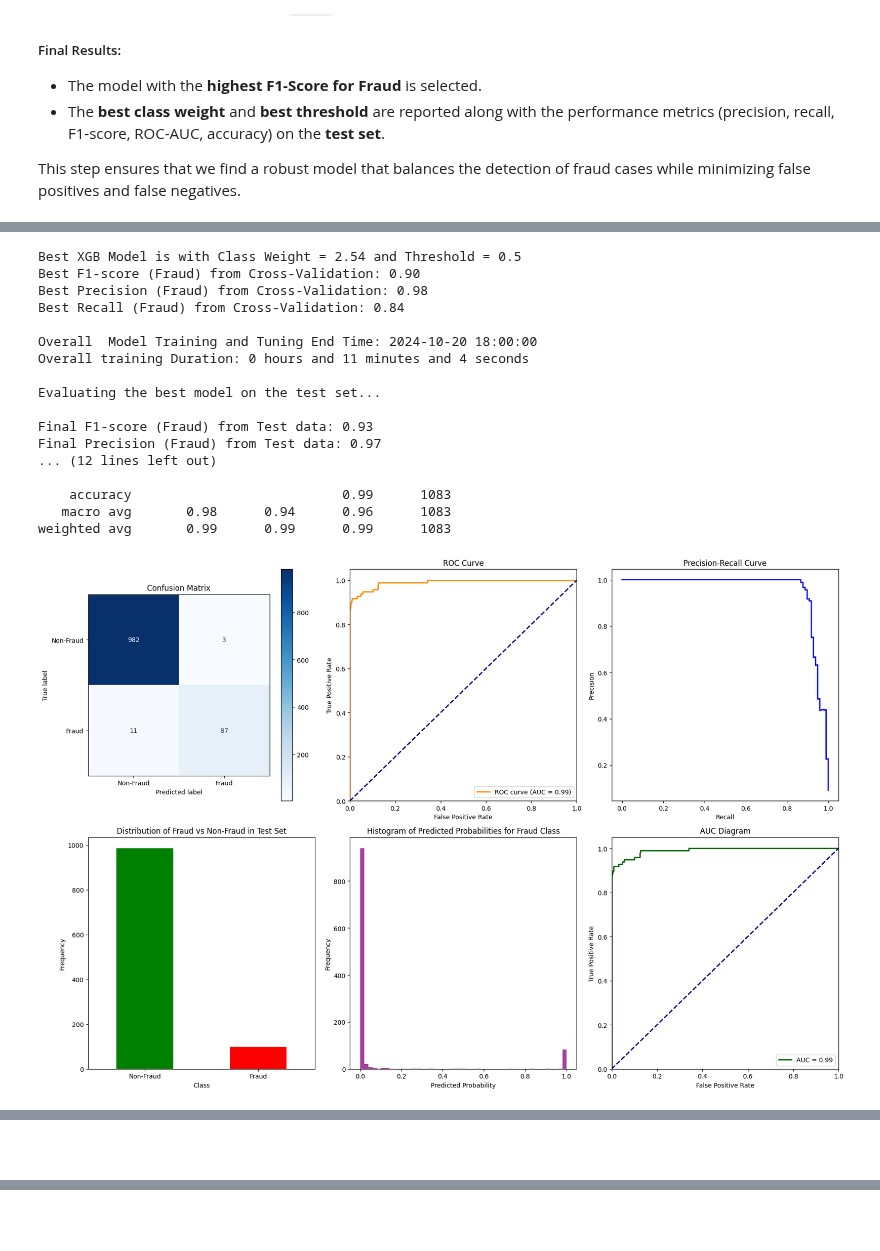
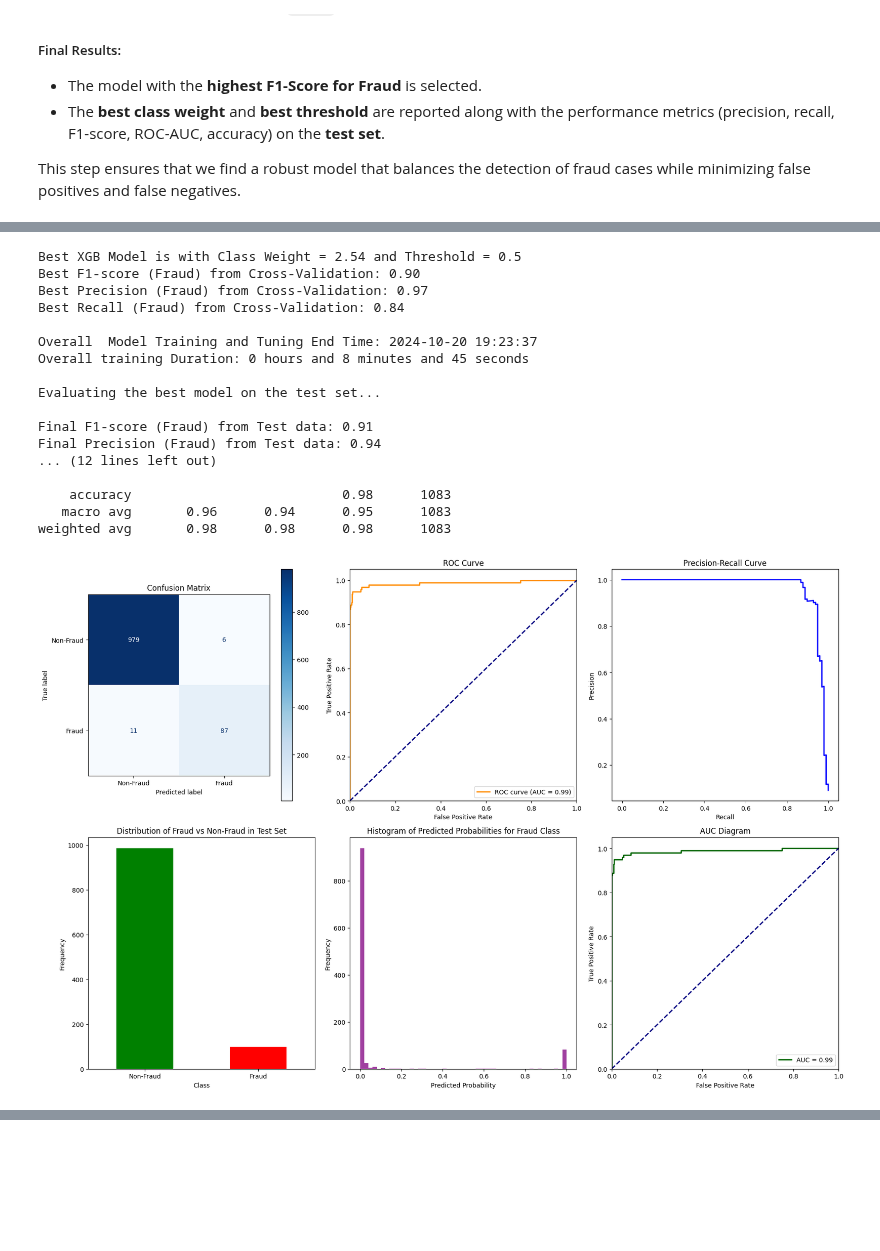
Before and after one commit to chunren/credit-card-fraud-detection-by-ml-xgboost, a Jupyter notebook: credit-card-fraud-detection-by-ml-xgbclassifiers.ipynb, the cells around one changed output, grey strips where cells are left out. Drawn from its saved outputs; the diff is of its cells as text; code cells hidden in the pictures; blank space fills up the shorter version.

```diff
--- a/credit-card-fraud-detection-by-ml-xgbclassifiers.ipynb
+++ b/credit-card-fraud-detection-by-ml-xgbclassifiers.ipynb
@@ -537,24 +537,24 @@ os.makedirs('models', exist_ok=True)
 os.makedirs('plots', exist_ok=True)
 
 # Step 1.2: Parameter Setting
-non_fraud_to_fraud_sample_ratio = 10 # Downsampling the dataset to a 50:1 ratio (non-fraud : fraud)
+non_fraud_to_fraud_sample_ratio = 10 # Downsampling the dataset to a 10:1 ratio (non-fraud : fraud)
 test_size = 0.2 # Set the test size to split the sample data for training and test
-k_folds = 5  # Set the number of folds for cross-validation
+k_folds = 4  # Set the number of folds for cross-validation
 split_ratio = 0.8  # 80% training, 20% testing for each fold for cross-validation
-
 
 # Lists of class weights and thresholds to iterate over
 thresholds_range = np.round(np.arange(0.45, 0.551, 0.01), 2) # 11 loops
 thresholds_range = np.round(np.arange(0.50, 0.501, 0.01), 2) # 1 loops
 thresholds_list = list(thresholds_range)
 
-class_weights_range1 = np.round(np.arange(1.1, 10.11, 0.01), 2) # 110 loops
+class_weights_range = np.round(np.arange(1.1, 10.11, 0.01), 2) # 110 loops
+class_weights_list = list( class_weights_range)  # test for 210 loops
+
 # class_weights_range1 = np.round(np.arange(1.1, 21.11, 0.1), 2) # 15 loops
 # class_weights_range2 = np.arange(50, 110, 10) # 7 loops
 # class_weights_range3 = np.arange(200, 510, 100) # 4 loops
 # class_weights_list = list(class_weights_range1) + list(class_weights_range2) + list(class_weights_range3)
 
-class_weights_list = list( class_weights_range1)  # test for 210 loops
 
 # ---------------------------------------------------------------------------------------------
 # Step 2: Load Data
@@ -814,21 +814,19 @@ Overall Model Training and Tuning Start Time: 2024-10-20 17:48:55
 Best XGB Model is with Class Weight = 2.54 and Threshold = 0.5
 Best F1-score (Fraud) from Cross-Validation: 0.90
-Best Precision (Fraud) from Cross-Validation: 0.98
+Best Precision (Fraud) from Cross-Validation: 0.97
 Best Recall (Fraud) from Cross-Validation: 0.84
 
-Overall  Model Training and Tuning End Time: 2024-10-20 18:00:00
-Overall training Duration: 0 hours and 11 minutes and 4 seconds
+Overall  Model Training and Tuning End Time: 2024-10-20 19:23:37
+Overall training Duration: 0 hours and 8 minutes and 45 seconds
 
 Evaluating the best model on the test set...
 
-Final F1-score (Fraud) from Test data: 0.93
-Final Precision (Fraud) from Test data: 0.97
+Final F1-score (Fraud) from Test data: 0.91
+Final Precision (Fraud) from Test data: 0.94
 ... (12 lines left out)
 
-    accuracy                           0.99      1083
-   macro avg       0.98      0.94      0.96      1083
-weighted avg       0.99      0.99      0.99      1083
+    accuracy                           0.98      1083
+   macro avg       0.96      0.94      0.95      1083
+weighted avg       0.98      0.98      0.98      1083
-[figure, old version]
+[figure, new version]
 [figure]
-# %% [markdown]
-&nbsp;
```
Also changed, not shown: parts of 2 cells of this notebook.
